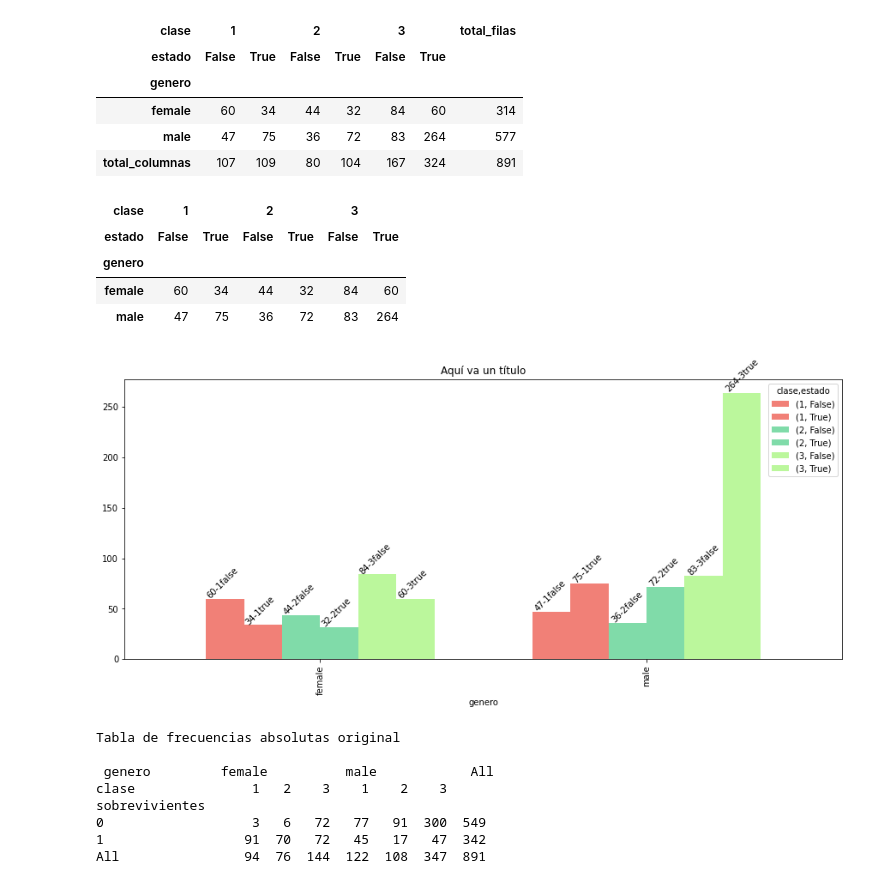
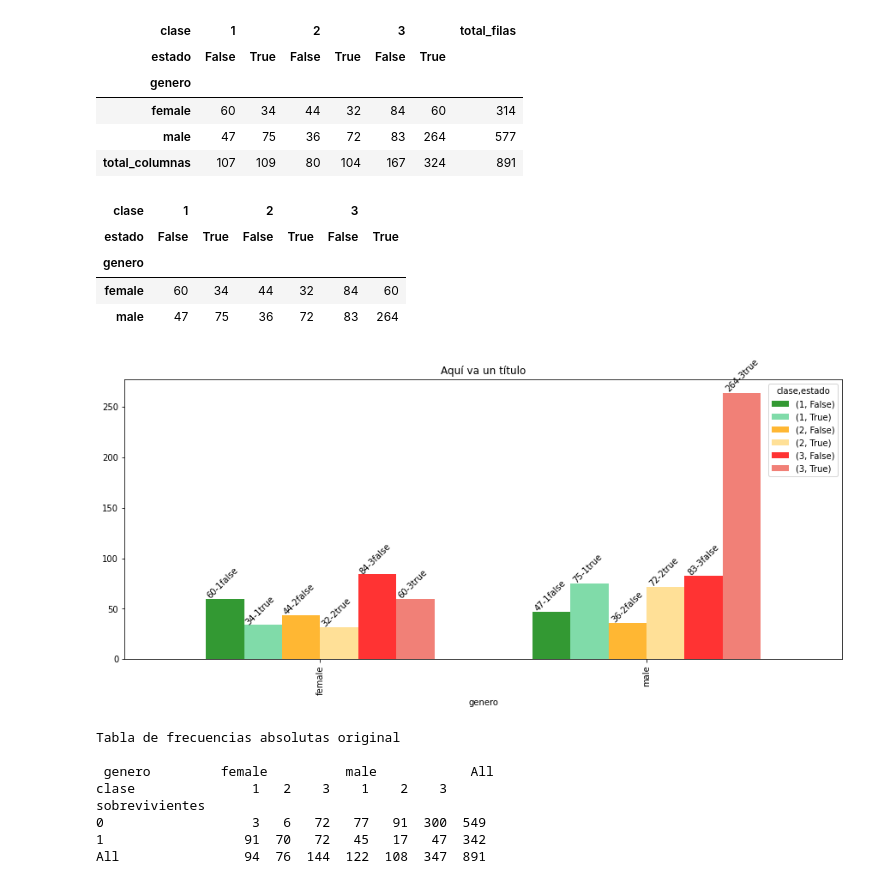
Before and after one commit to armandovl/funciones_descriptiva, a Jupyter notebook: tablas_distribucion_frecuencia_funcion_grafico.ipynb, the cells around one changed output. Cells and saved outputs as stored; diff of their text form; code cells hidden in the pictures.

```diff
--- a/tablas_distribucion_frecuencia_funcion_grafico.ipynb
+++ b/tablas_distribucion_frecuencia_funcion_grafico.ipynb
@@ -111,33 +111,34 @@ ax=frec_ab.plot(kind="bar", #barh para horizontal
         title="Aquí va un título",
         alpha=0.8, #nivel de transparencia
         width=0.7, #ancho de las barras
         figsize=(15,6), #tamaño de la figura
         subplots=False, #poner True para dividir en varios gráficos
         #color=["#EE6055","#60D394","#AAF683","#FFD97D","#FF9B85","purple","pink","green"]
-        color=["#EE6055","#EE6055","#60D394","#60D394","#AAF683","#AAF683"]#colores por clase
+        #color=["#EE6055","#EE6055","#60D394","#60D394","#AAF683","#AAF683"]#colores por clase
+        color=["green","#60D394","orange","#FFD97D","red","#EE6055"]#colores por clase
         );
 
 
 ######### solo lineas para colocar las anotaciones de los números
 # for p in ax.patches:
 #   ax.annotate(str(p.get_height()), (p.get_x() * 1.005, p.get_height() * 1.005))
 
 
 
 ########## anotaciones + etiquetas a mano
 n=["-1false","-1false","-1true","-1true","-2false","-2false","-2true","-2true","-3false","-3false","-3true","-3true"]
 contador=0
 
 for p in ax.patches:
     ax.annotate(str(p.get_height())+ n[contador], (p.get_x() * 1.005, p.get_height() * 1.005),rotation=45)
     contador=contador+1
 
 frec_ab
 # %% [output]
 | clase | 1 |  | 2 |  | 3 |  |
 | estado | False | True | False | True | False | True |
 | genero |  |  |  |  |  |  |
 | female | 60 | 34 | 44 | 32 | 84 | 60 |
 | male | 47 | 75 | 36 | 72 | 83 | 264 |
-[figure, old version]
+[figure, new version]
 # %%
```
Also changed, not shown: parts of 1 cell of this notebook.
